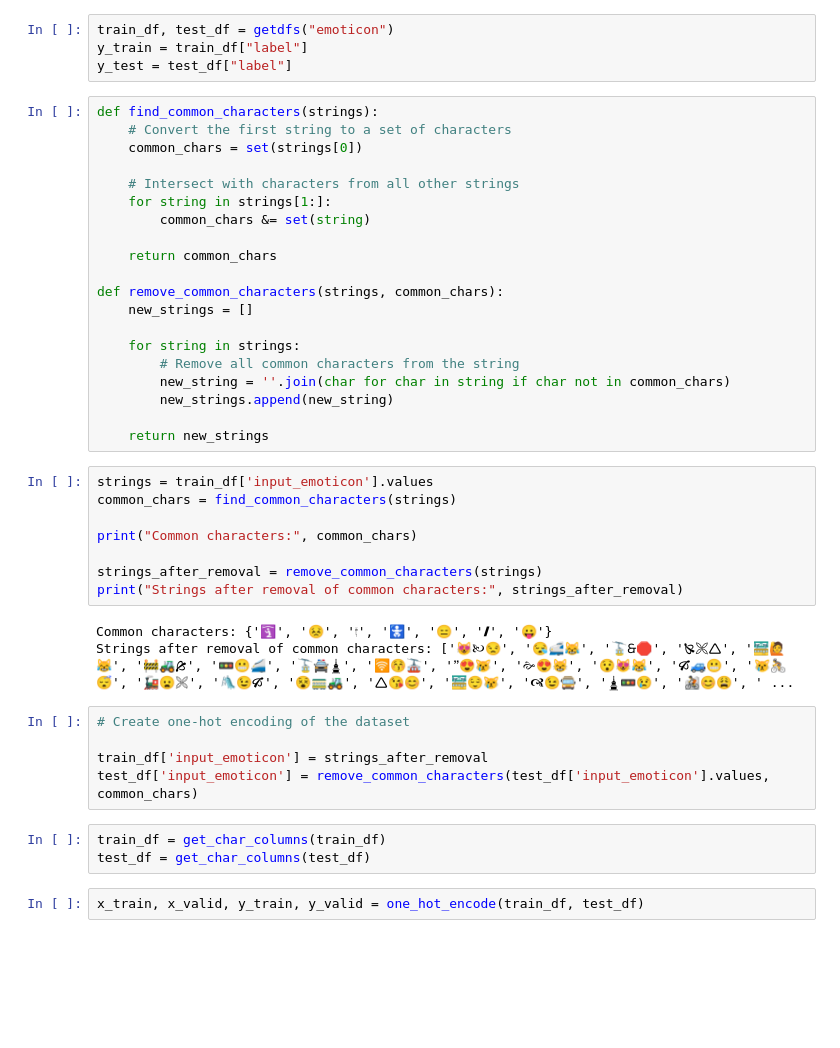
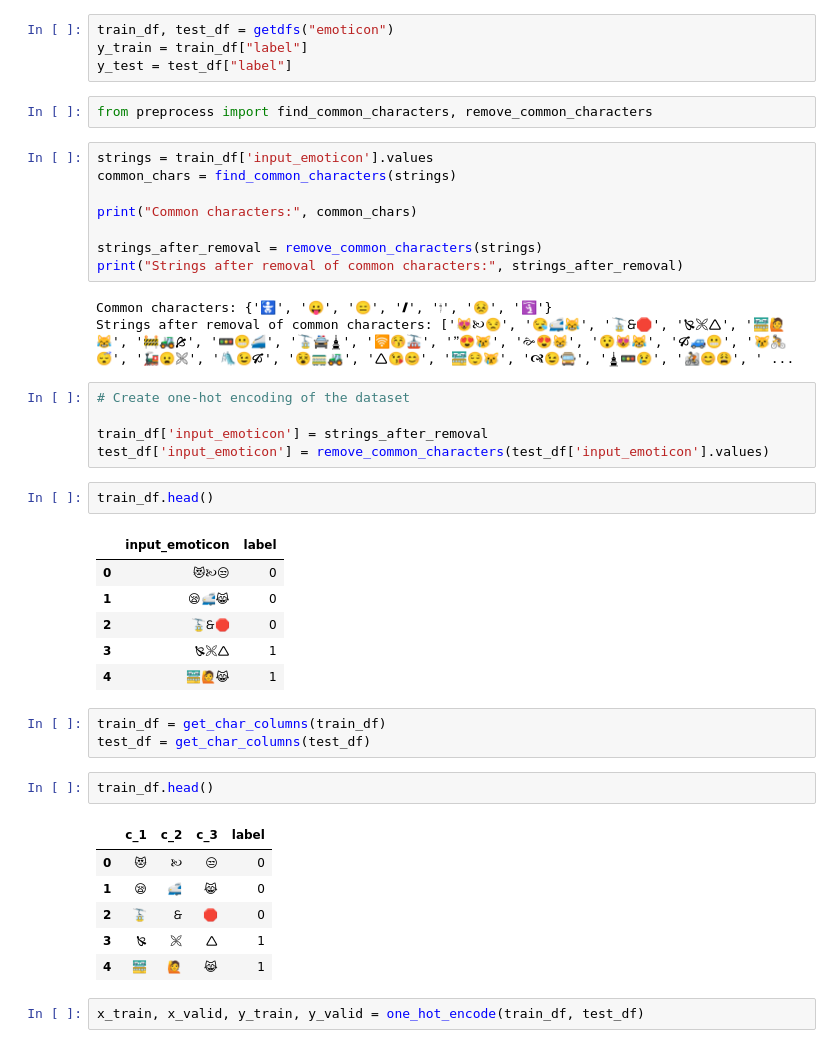
Before and after one commit to A-Rush-R/CS771-Mini-Project, a Jupyter notebook: emoticon/cleaned_onehot_lr.ipynb, the cells around one changed output. Cells and saved outputs as stored; diff of their text form; blank space fills up the shorter version.

```diff
--- a/emoticon/cleaned_onehot_lr.ipynb
+++ b/emoticon/cleaned_onehot_lr.ipynb
@@ -13,26 +13,8 @@ from models import predict_xgboost
 train_df, test_df = getdfs("emoticon")
 y_train = train_df["label"]
 y_test = test_df["label"]
-# %%
-def find_common_characters(strings):
-    # Convert the first string to a set of characters
-    common_chars = set(strings[0])
-
-    # Intersect with characters from all other strings
-    for string in strings[1:]:
-        common_chars &= set(string)
-
-    return common_chars
-
-def remove_common_characters(strings, common_chars):
-    new_strings = []
-
-    for string in strings:
-        # Remove all common characters from the string
-        new_string = ''.join(char for char in string if char not in common_chars)
-        new_strings.append(new_string)
-
-    return new_strings
+# %%
+from preprocess import find_common_characters, remove_common_characters
 # %%
 strings = train_df['input_emoticon'].values
 common_chars = find_common_characters(strings)
@@ -42,16 +24,34 @@ print("Common characters:", common_chars)
 strings_after_removal = remove_common_characters(strings)
 print("Strings after removal of common characters:", strings_after_removal)
 # %% [output]
-Common characters: {'🛐', '😣', '🙯', '🚼', '😑', '🙼', '😛'}
+Common characters: {'🚼', '😛', '😑', '🙼', '🙯', '😣', '🛐'}
 Strings after removal of common characters: ['😻🙠😒', '😪🚅😹', '🚡🙲🛑', '🙐🙪🛆', '🚟🙋😹', '🚧🚜🙕', '🚥😬🚄', '🚡🚔🛓', '🛜😚🚠', '🙷😍😿', '🙚😍😸', '😯😻😹', '🙒🚙😬', '😿🚴😴', '🚂😦🙨', '🛝😉🙒', '😵🚃🚜', '🛆😘😊', '🚟😌😿', '🙧😉🚍', '🛓🚥😢', '🚵😊😩', ' ...
 # %%
 # Create one-hot encoding of the dataset
 
 train_df['input_emoticon'] = strings_after_removal
-test_df['input_emoticon'] = remove_common_characters(test_df['input_emoticon'].values, common_chars)
+test_df['input_emoticon'] = remove_common_characters(test_df['input_emoticon'].values)
+# %%
+train_df.head()
+# %% [output]
+|  | input_emoticon | label |
+| 0 | 😻🙠😒 | 0 |
+| 1 | 😪🚅😹 | 0 |
+| 2 | 🚡🙲🛑 | 0 |
+| 3 | 🙐🙪🛆 | 1 |
+| 4 | 🚟🙋😹 | 1 |
 # %%
 train_df = get_char_columns(train_df)
 test_df = get_char_columns(test_df)
+# %%
+train_df.head()
+# %% [output]
+|  | c_1 | c_2 | c_3 | label |
+| 0 | 😻 | 🙠 | 😒 | 0 |
+| 1 | 😪 | 🚅 | 😹 | 0 |
+| 2 | 🚡 | 🙲 | 🛑 | 0 |
+| 3 | 🙐 | 🙪 | 🛆 | 1 |
+| 4 | 🚟 | 🙋 | 😹 | 1 |
 # %%
 x_train, x_valid, y_train, y_valid = one_hot_encode(train_df, test_df)
 # %% [output]
```
Also changed, not shown: parts of 1 cell of this notebook, 3 other files.
